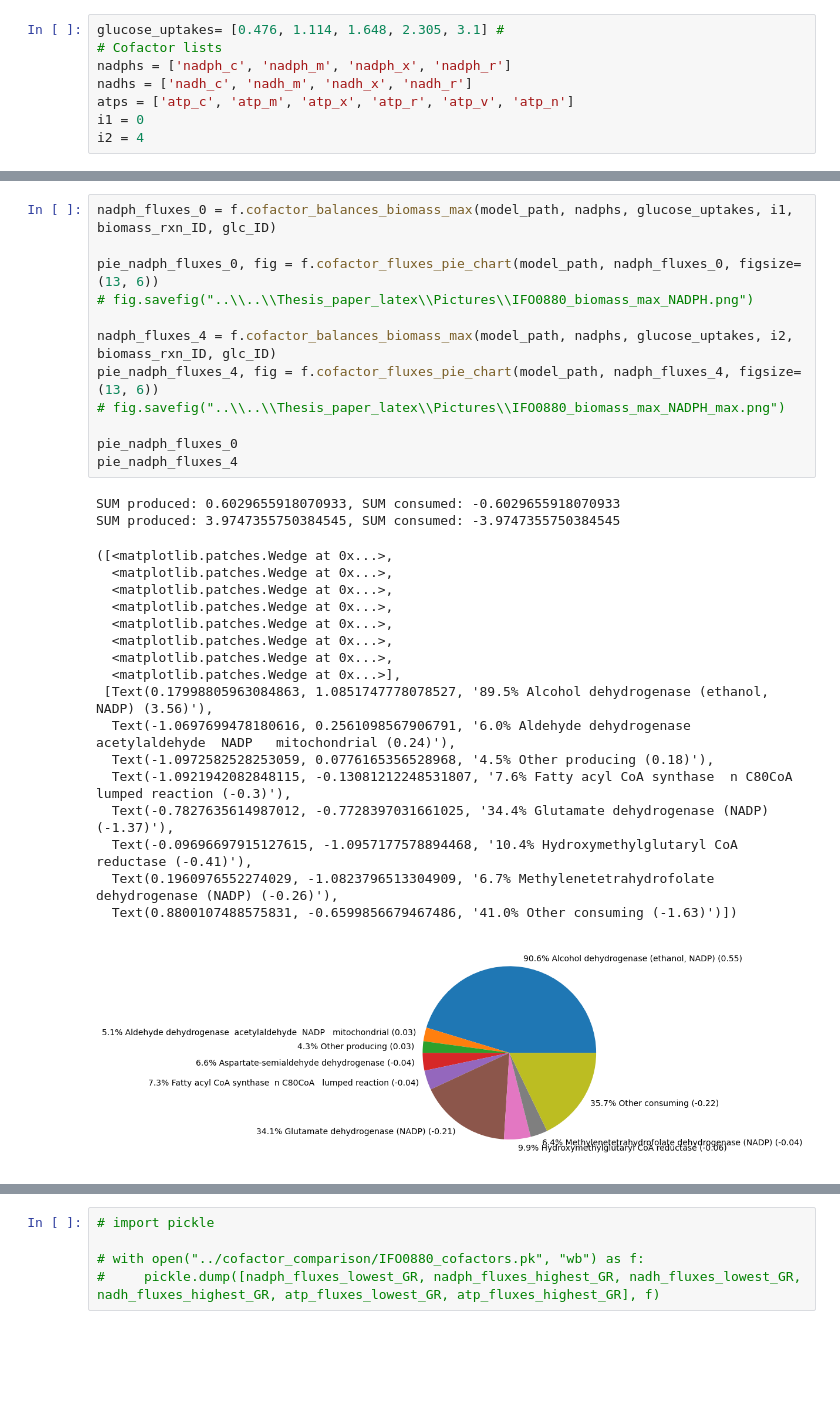
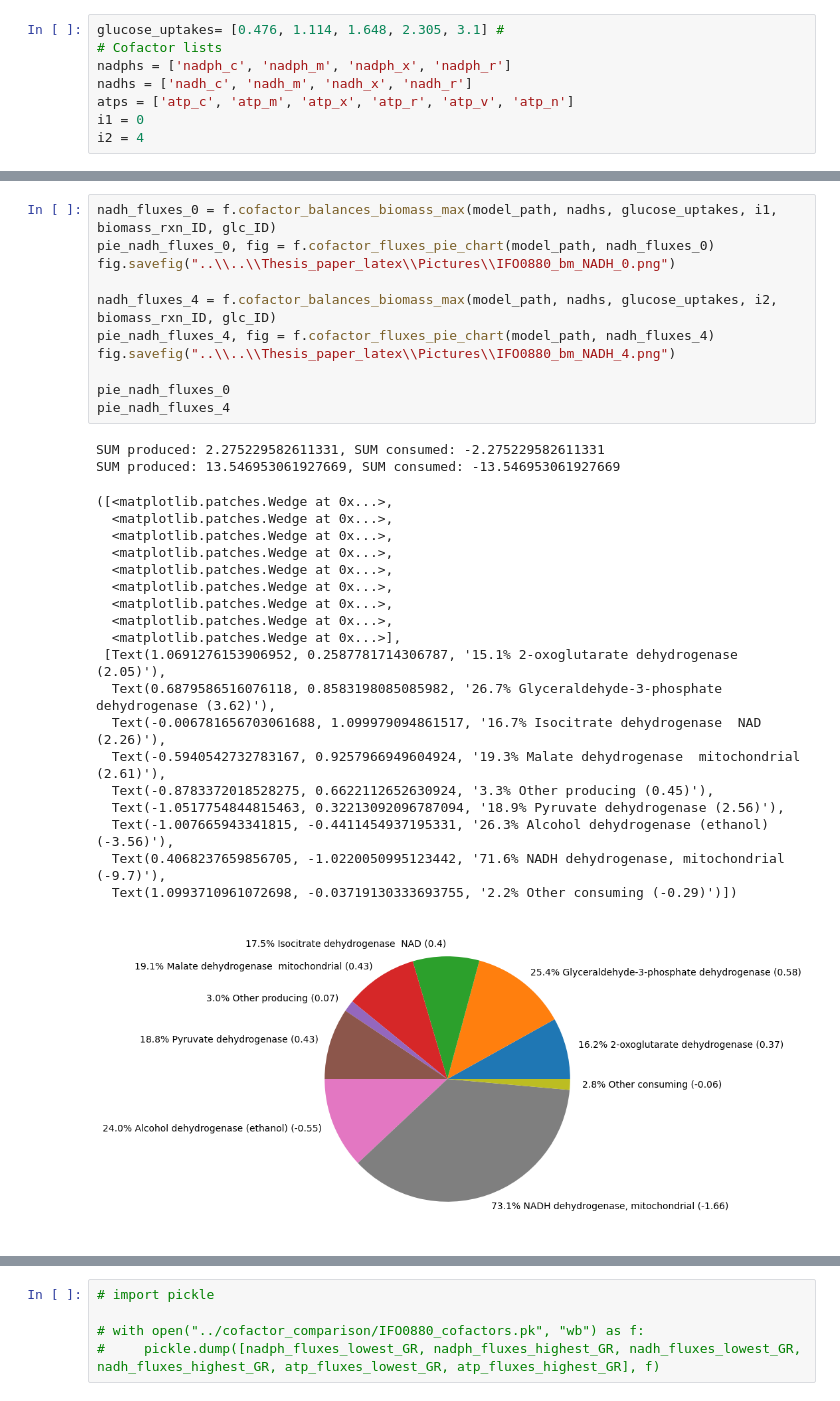
Before and after one commit to maivehanni/BSc_thesis, a Jupyter notebook: Python_scripts/Thesis_simulations_all_models/Rt_IFO0880_biomass_max_NGAM_min.ipynb, the cells around one changed output, grey strips where cells are left out. Cells and saved outputs as stored; diff of their text form; blank space fills up the shorter version.

Commit message:
Many additions to thesis paper

```diff
--- a/Python_scripts/Thesis_simulations_all_models/Rt_IFO0880_biomass_max_NGAM_min.ipynb
+++ b/Python_scripts/Thesis_simulations_all_models/Rt_IFO0880_biomass_max_NGAM_min.ipynb
@@ -74,32 +159,33 @@ i2 = 4
 # %%
-nadph_fluxes_0 = f.cofactor_balances_biomass_max(model_path, nadphs, glucose_uptakes, i1, biomass_rxn_ID, glc_ID)
+nadh_fluxes_0 = f.cofactor_balances_biomass_max(model_path, nadhs, glucose_uptakes, i1, biomass_rxn_ID, glc_ID)
+pie_nadh_fluxes_0, fig = f.cofactor_fluxes_pie_chart(model_path, nadh_fluxes_0)
+fig.savefig("..\\..\\Thesis_paper_latex\\Pictures\\IFO0880_bm_NADH_0.png")
 
-pie_nadph_fluxes_0, fig = f.cofactor_fluxes_pie_chart(model_path, nadph_fluxes_0, figsize=(13, 6))
-# fig.savefig("..\\..\\Thesis_paper_latex\\Pictures\\IFO0880_biomass_max_NADPH.png")
+nadh_fluxes_4 = f.cofactor_balances_biomass_max(model_path, nadhs, glucose_uptakes, i2, biomass_rxn_ID, glc_ID)
+pie_nadh_fluxes_4, fig = f.cofactor_fluxes_pie_chart(model_path, nadh_fluxes_4)
+fig.savefig("..\\..\\Thesis_paper_latex\\Pictures\\IFO0880_bm_NADH_4.png")
 
-nadph_fluxes_4 = f.cofactor_balances_biomass_max(model_path, nadphs, glucose_uptakes, i2, biomass_rxn_ID, glc_ID)
-pie_nadph_fluxes_4, fig = f.cofactor_fluxes_pie_chart(model_path, nadph_fluxes_4, figsize=(13, 6))
-# fig.savefig("..\\..\\Thesis_paper_latex\\Pictures\\IFO0880_biomass_max_NADPH_max.png")
-
-pie_nadph_fluxes_0
-pie_nadph_fluxes_4
+pie_nadh_fluxes_0
+pie_nadh_fluxes_4
 # %% [output]
-SUM produced: 0.6029655918070933, SUM consumed: -0.6029655918070933
-SUM produced: 3.9747355750384545, SUM consumed: -3.9747355750384545
+SUM produced: 2.275229582611331, SUM consumed: -2.275229582611331
+SUM produced: 13.546953061927669, SUM consumed: -13.546953061927669
 ([<matplotlib.patches.Wedge at 0x...>,
   <matplotlib.patches.Wedge at 0x...>,
   <matplotlib.patches.Wedge at 0x...>,
   <matplotlib.patches.Wedge at 0x...>,
   <matplotlib.patches.Wedge at 0x...>,
   <matplotlib.patches.Wedge at 0x...>,
   <matplotlib.patches.Wedge at 0x...>,
+  <matplotlib.patches.Wedge at 0x...>,
   <matplotlib.patches.Wedge at 0x...>],
- [Text(0.17998805963084863, 1.0851747778078527, '89.5% Alcohol dehydrogenase (ethanol, NADP) (3.56)'),
-  Text(-1.0697699478180616, 0.2561098567906791, '6.0% Aldehyde dehydrogenase  acetylaldehyde  NADP   mitochondrial (0.24)'),
-  Text(-1.0972582528253059, 0.0776165356528968, '4.5% Other producing (0.18)'),
-  Text(-1.0921942082848115, -0.13081212248531807, '7.6% Fatty acyl CoA synthase  n C80CoA   lumped reaction (-0.3)'),
-  Text(-0.7827635614987012, -0.7728397031661025, '34.4% Glutamate dehydrogenase (NADP) (-1.37)'),
-  Text(-0.09696697915127615, -1.0957177578894468, '10.4% Hydroxymethylglutaryl CoA reductase (-0.41)'),
-  Text(0.1960976552274029, -1.0823796513304909, '6.7% Methylenetetrahydrofolate dehydrogenase (NADP) (-0.26)'),
-  Text(0.8800107488575831, -0.6599856679467486, '41.0% Other consuming (-1.63)')])
+ [Text(1.0691276153906952, 0.2587781714306787, '15.1% 2-oxoglutarate dehydrogenase (2.05)'),
+  Text(0.6879586516076118, 0.8583198085085982, '26.7% Glyceraldehyde-3-phosphate dehydrogenase (3.62)'),
+  Text(-0.006781656703061688, 1.099979094861517, '16.7% Isocitrate dehydrogenase  NAD (2.26)'),
+  Text(-0.5940542732783167, 0.9257966949604924, '19.3% Malate dehydrogenase  mitochondrial (2.61)'),
+  Text(-0.8783372018528275, 0.6622112652630924, '3.3% Other producing (0.45)'),
+  Text(-1.0517754844815463, 0.32213092096787094, '18.9% Pyruvate dehydrogenase (2.56)'),
+  Text(-1.007665943341815, -0.4411454937195331, '26.3% Alcohol dehydrogenase (ethanol) (-3.56)'),
+  Text(0.4068237659856705, -1.0220050995123442, '71.6% NADH dehydrogenase, mitochondrial (-9.7)'),
+  Text(1.0993710961072698, -0.03719130333693755, '2.2% Other consuming (-0.29)')])
-[figure, old version]
+[figure, new version]
```
Also changed, not shown: parts of 14 cells of this notebook, 32 other files.
